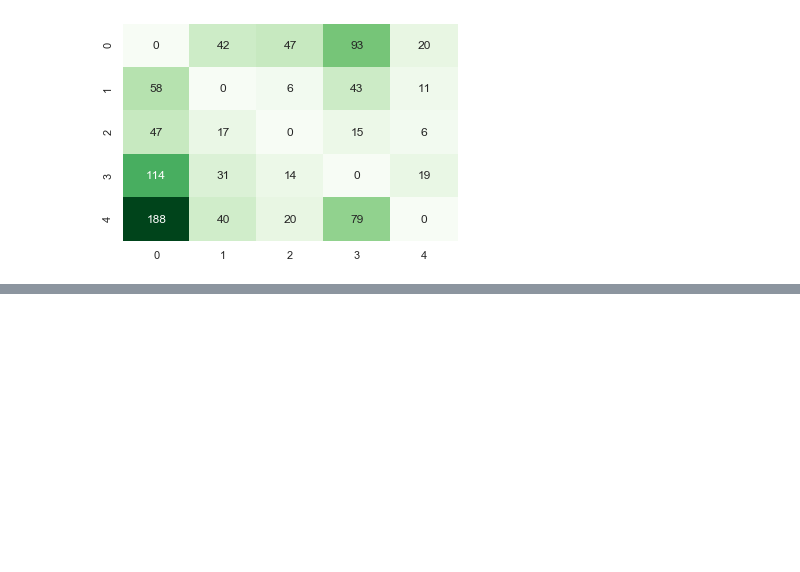
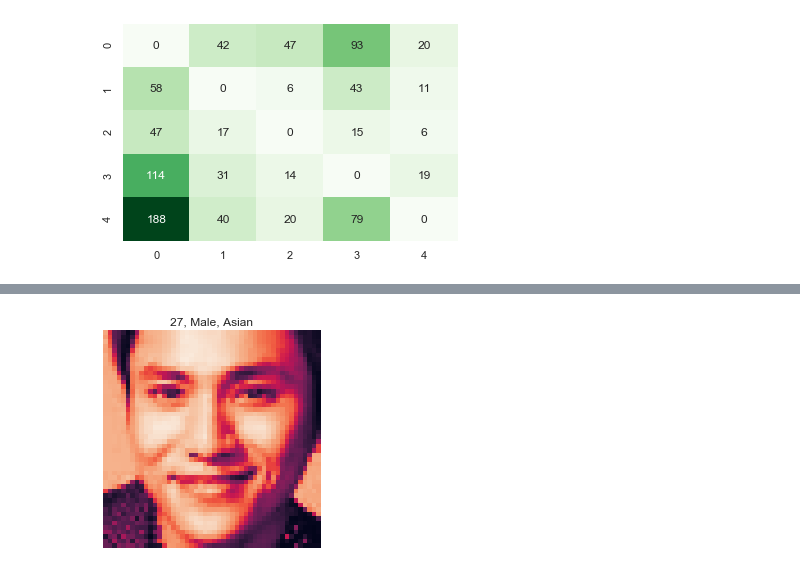
Before and after one commit to marekts/Projects, a Jupyter notebook: Face recognition/face-recognition.ipynb, the cells around one changed output, grey strips where cells are left out. Saved outputs shown, nothing was run; the diff lists cells and outputs as text; code cells hidden in the pictures; blank space fills up the shorter version.

```diff
--- a/Face recognition/face-recognition.ipynb
+++ b/Face recognition/face-recognition.ipynb
@@ -463,3 +469,19 @@ np.fill_diagonal(cm, 0) #Fill diagonal with 0 for better visualisation
 sns.heatmap(cm, annot=True, fmt='d', cbar=False, cmap='Greens');
 # %% [output]
 [figure]
+# %%
+def face_prediction(image):
+
+    x = image.reshape(1, 48, 48, 1)
+    x = x / 255
+
+    age_predict = int(age_model.predict(x))
+    gender_predict = int(gender_model.predict_classes(x))
+    ethnicity_predict = int(eth_model.predict_classes(x))
+
+    gender = {0: 'Male', 1: 'Female'}
+    eth_group = {0: 'White', 1: 'Black', 2: 'Asian', 3: 'Indian', 4: 'Other'}
+
+    plt.imshow(image)
+    plt.title('{0}, {1}, {2}'.format(age_predict, gender[gender_predict], eth_group[ethnicity_predict]))
+    plt.axis('off')
@@ -465,0 +501,5 @@ sns.heatmap(cm, annot=True, fmt='d', cbar=False, cmap='Greens');
+# %%
+# Model prediction
+face_prediction(df['pixels'][random_face])
+# %% [output]
+[figure, added]
```
Also changed, not shown: parts of 7 cells of this notebook.
